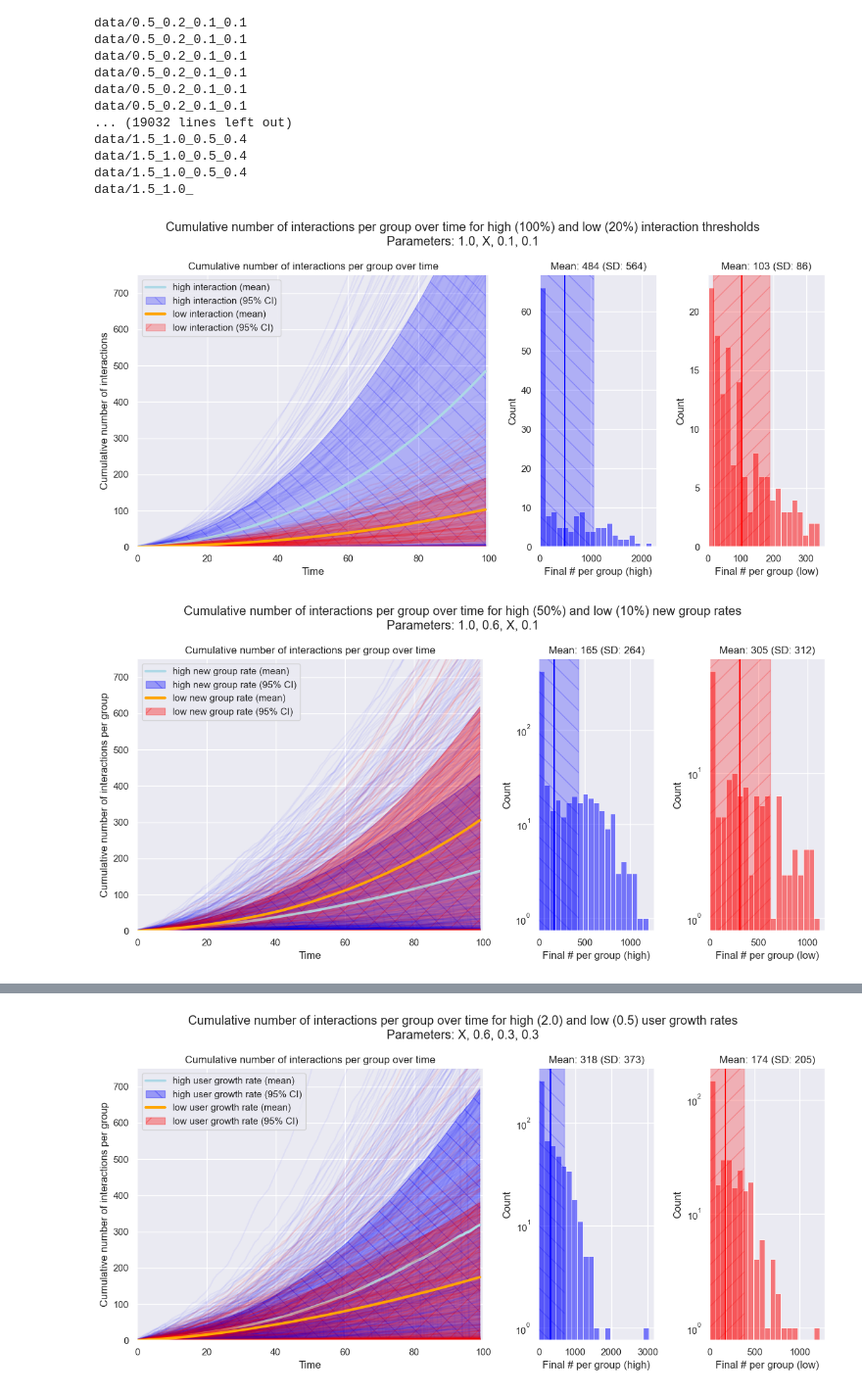
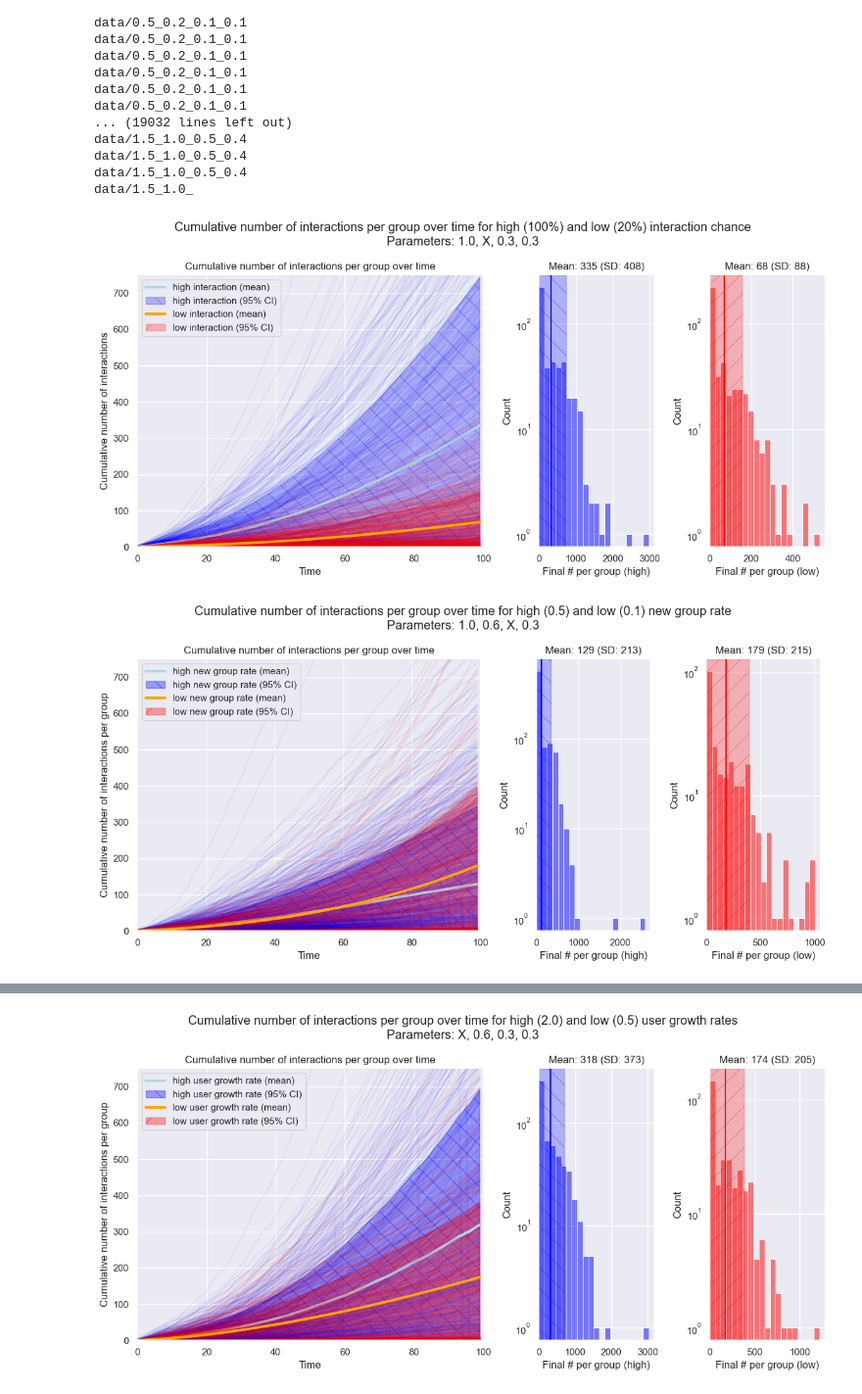
Before and after one commit to Jayman391/STAT-6300-Final, a Jupyter notebook: data_analysis.ipynb, the cells around one changed output, grey strips where cells are left out. Shown at 98% size. Saved outputs shown, nothing was run; the diff lists cells and outputs as text; code cells hidden in the pictures.

```diff
--- a/data_analysis.ipynb
+++ b/data_analysis.ipynb
@@ -83,9 +83,9 @@ data/1.5_1.0_
 # data_dict['0.5_0.2_0.1_0.1']
 # %%
 # user_growth_rate, interaction_threshold, new_group_rate, new_community_rate
-val_title = "1.0, X, 0.1, 0.1"
-test_data_2 = data_dict["1.0_0.2_0.1_0.1"]  # low interaction threshold
-test_data_1 = data_dict["1.0_1.0_0.1_0.1"]  # high interaction threshold
+val_title = "1.0, X, 0.3, 0.3"
+test_data_2 = data_dict["1.0_0.2_0.3_0.3"]  # low interaction threshold
+test_data_1 = data_dict["1.0_1.0_0.3_0.3"]  # high interaction threshold
 test_data_1 = np.array(test_data_1)
 test_data_2 = np.array(test_data_2)
 
@@ -166,54 +166,54 @@ axes[0].set_ylabel("Cumulative number of interactions")
 axes[0].set_title("Cumulative number of interactions per group over time")
 
 # density plots of final values
-sns.histplot(cumulatives_1[:, -1], color="blue", label="high interaction threshold", ax=axes[1], alpha=0.5, bins=20)
-sns.histplot(cumulatives_2[:, -1], color="red", label="low interaction threshold", ax=axes[2], alpha=0.5, bins=20)
+sns.histplot(cumulatives_1[:, -1], color="blue", label="high interaction chance", ax=axes[1], alpha=0.5, bins=20)
+sns.histplot(cumulatives_2[:, -1], color="red", label="low interaction chance", ax=axes[2], alpha=0.5, bins=20)
 
 # mean and std for both
-axes[1].axvline(mean_cumulatives_1[-1], color="blue", label="high interaction threshold (mean)")
+axes[1].axvline(mean_cumulatives_1[-1], color="blue", label="high interaction chance (mean)")
 axes[1].axvspan(
     mean_cumulatives_1[-1] - std_cumulatives_1[-1],
     mean_cumulatives_1[-1] + std_cumulatives_1[-1],
     alpha=0.25,
     color="blue",
-    label="high interaction threshold (95% CI)",
+    label="high interaction chance (95% CI)",
     hatch="\\",
 )
 
-axes[2].axvline(mean_cumulatives_2[-1], color="red", label="low interaction threshold (mean)")
+axes[2].axvline(mean_cumulatives_2[-1], color="red", label="low interaction chance (mean)")
 axes[2].axvspan(
     mean_cumulatives_2[-1] - std_cumulatives_2[-1],
     mean_cumulatives_2[-1] + std_cumulatives_2[-1],
     alpha=0.25,
     color="red",
-    label="low interaction threshold (95% CI)",
+    label="low interaction chance (95% CI)",
     hatch="/",
 )
 
 axes[1].set_xlim(left=0)
-# axes[1].set_yscale("log")
+axes[1].set_yscale("log")
 axes[1].set_xlabel("Final # per group (high)")
 axes[1].set_ylabel("Count")
 axes[1].set_title("Mean: " + str(floor(mean_cumulatives_1[-1])) + " (SD: " + str(floor(std_cumulatives_1[-1])) + ")")
 
 
 axes[2].set_xlim(left=0)
-# axes[2].set_yscale("log")
+axes[2].set_yscale("log")
 axes[2].set_xlabel("Final # per group (low)")
 axes[2].set_ylabel("Count")
 axes[2].set_title("Mean: " + str(floor(mean_cumulatives_2[-1])) + " (SD: " + str(floor(std_cumulatives_2[-1])) + ")")
 
-plt.suptitle("Cumulative number of interactions per group over time for high (100%) and low (20%) interaction thresholds" + "\n" + "Parameters: " + val_title)
+plt.suptitle("Cumulative number of interactions per group over time for high (100%) and low (20%) interaction chance" + "\n" + "Parameters: " + val_title)
 plt.tight_layout()
 plt.savefig("plots/cumulative_" + val_title + ".png")
 plt.show()
 # %% [output]
-[figure, old version]
+[figure, new version]
 # %%
 # user_growth_rate, interaction_threshold, new_group_rate, new_community_rate
-val_title = "1.0, 0.6, X, 0.1"
-test_data_2 = data_dict["1.0_0.6_0.1_0.1"]  # low new group rate
-test_data_1 = data_dict["1.0_0.6_0.5_0.1"]  # high new group rate
+val_title = "1.0, 0.6, X, 0.3"
+test_data_2 = data_dict["1.0_0.6_0.1_0.3"]  # low new group rate
+test_data_1 = data_dict["1.0_0.6_0.5_0.3"]  # high new group rate
 test_data_1 = np.array(test_data_1)
 test_data_2 = np.array(test_data_2)
 
@@ -302,35 +302,35 @@ axes[1].axvspan(
     label="high new group rate (95% CI)",
     hatch="\\",
 )
 sns.histplot(cumulatives_2[:, -1], color="red", label="low new group rate", ax=axes[2], bins=20, alpha=0.5)
 axes[2].axvline(mean_cumulatives_2[-1], color="red", label="low new group rate (mean)")
 axes[2].axvspan(
     mean_cumulatives_2[-1] - std_cumulatives_2[-1],
     mean_cumulatives_2[-1] + std_cumulatives_2[-1],
     alpha=0.25,
     color="red",
     label="low new group rate (95% CI)",
     hatch="/",
 )
 
 axes[1].set_xlim(left=0)
 axes[1].set_yscale("log")
 axes[1].set_xlabel("Final # per group (high)")
 axes[1].set_ylabel("Count")
 axes[1].set_title("Mean: " + str(floor(mean_cumulatives_1[-1])) + " (SD: " + str(floor(std_cumulatives_1[-1])) + ")")
 
 axes[2].set_xlim(left=0)
 axes[2].set_yscale("log")
 axes[2].set_xlabel("Final # per group (low)")
 axes[2].set_ylabel("Count")
 axes[2].set_title("Mean: " + str(floor(mean_cumulatives_2[-1])) + " (SD: " + str(floor(std_cumulatives_2[-1])) + ")")
 
-plt.suptitle("Cumulative number of interactions per group over time for high (50%) and low (10%) new group rates" + "\n" + "Parameters: " + val_title)
+plt.suptitle("Cumulative number of interactions per group over time for high (0.5) and low (0.1) new group rate" + "\n" + "Parameters: " + val_title)
 plt.tight_layout()
 plt.savefig("plots/cumulative_" + val_title + ".png")
 plt.show()
 # %% [output]
-[figure, old version]
+[figure, new version]
 # %%
 # user_growth_rate, interaction_threshold, new_group_rate, new_community_rate
 val_title = "1.0, 0.6, 0.3, X"
```
Also changed, not shown: parts of 2 cells of this notebook, 7 other files.
